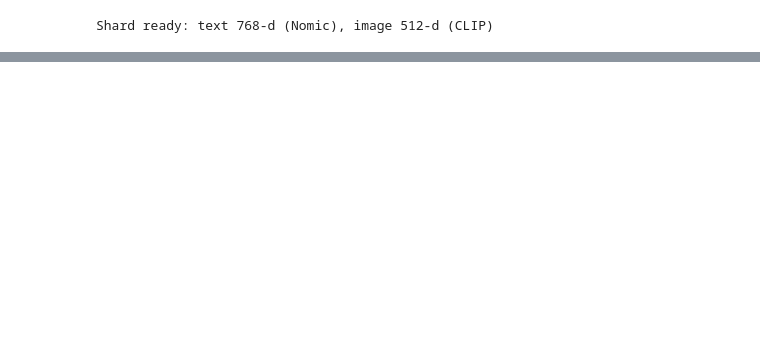
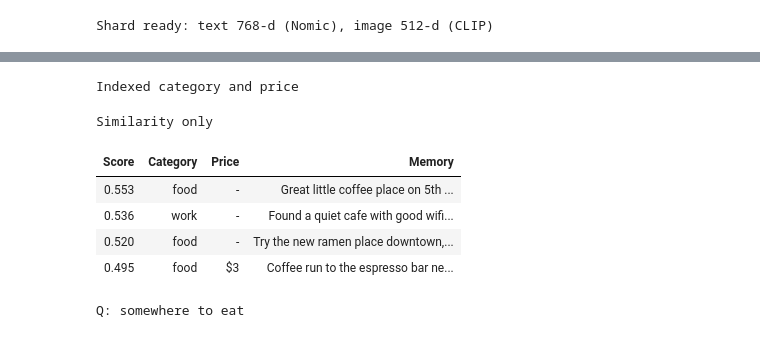
Before and after one commit to Dylancouzon/on-device-memory-course, a Jupyter notebook: L4/Lesson4.ipynb, the cells around one changed output, grey strips where cells are left out. Cells and saved outputs as stored; diff of their text form; code cells hidden in the pictures; blank space fills up the shorter version.

```diff
--- a/L4/Lesson4.ipynb
+++ b/L4/Lesson4.ipynb
@@ -148,0 +77,23 @@ Text Notes  0.442 id=12  Remember to call the landlord abou
+# %%
+from qdrant_edge import PayloadSchemaType, UpdateOperation
+
+shard.update(UpdateOperation.create_field_index(
+    "category", PayloadSchemaType.Keyword))
+shard.update(UpdateOperation.create_field_index(
+    "price", PayloadSchemaType.Float))
+shard.optimize()
+print("Indexed category and price")
+# %% [output]
+Indexed category and price
+# %%
+query = "somewhere to eat"
+results_table(text_search(shard, query), "Similarity only",
+              caption=f'Q: {query}')
+# %% [output]
+Similarity only
+| Score | Category | Price | Memory |
+| 0.553 | food | - | Great little coffee place on 5th ... |
+| 0.536 | work | - | Found a quiet cafe with good wifi... |
+| 0.520 | food | - | Try the new ramen place downtown,... |
+| 0.495 | food | $3 | Coffee run to the espresso bar ne... |
+Q: somewhere to eat
```
Also changed, not shown: parts of 29 cells of this notebook, 41 other files.
